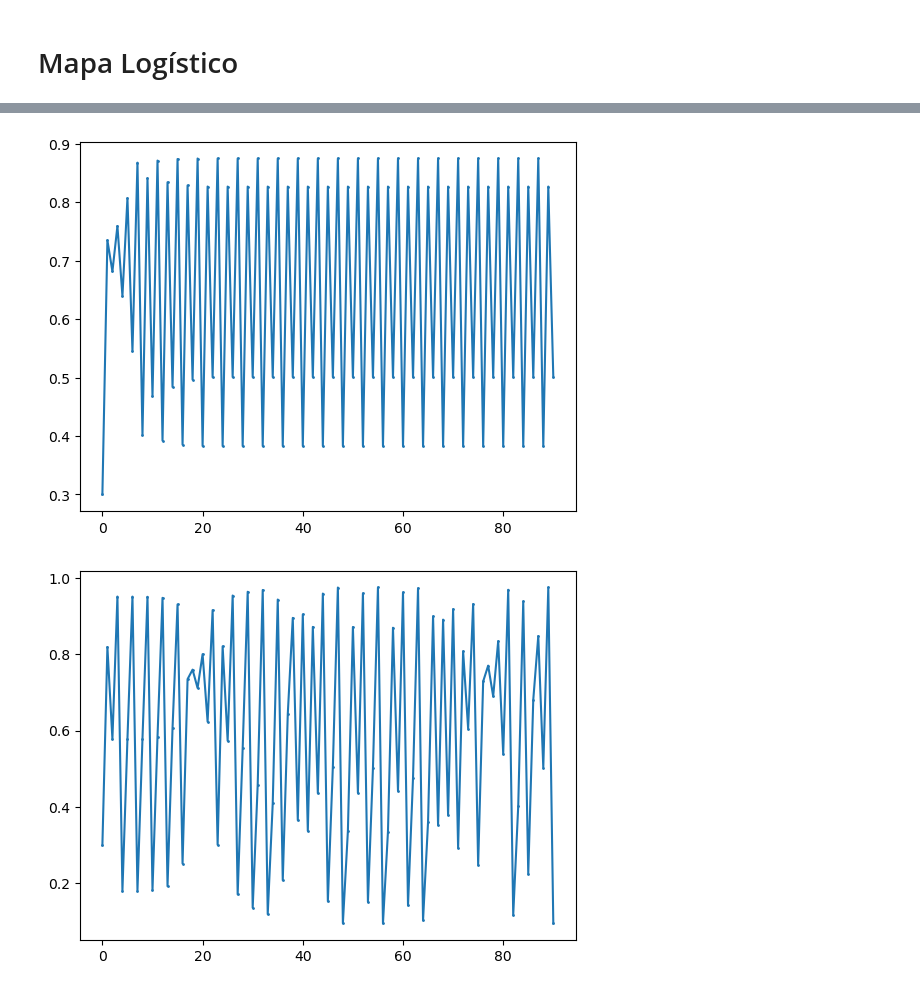
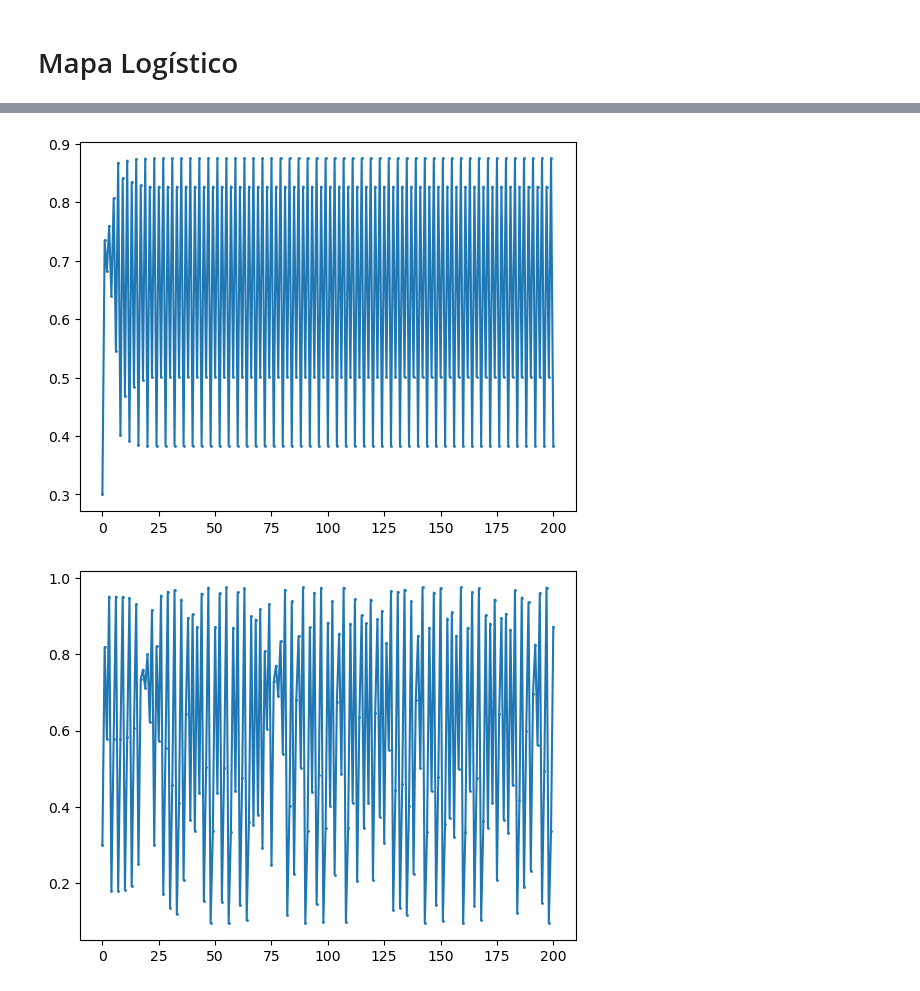
Before and after one commit to Rogerio-buso/Fisica-Computacional, a Jupyter notebook: Ativiade 3/Mapa logistico.ipynb, the cells around one changed output, grey strips where cells are left out. Cells and saved outputs as stored; diff of their text form; code cells hidden in the pictures.

```diff
--- a/Ativiade 3/Mapa logistico.ipynb
+++ b/Ativiade 3/Mapa logistico.ipynb
@@ -11,7 +11,7 @@ def mapa_logistico(r, x0, N):
     x0 = x
   return lista
 
-pontos = 90
+pontos = 200
 n = np.arange(0, pontos + 1)
 y1 = mapa_logistico(2, 0.3, pontos)
 y2 = mapa_logistico(3.3, 0.3, pontos)
@@ -31,5 +31,5 @@ plt.show()
-[figure, old version]
+[figure, new version]
-[figure, old version]
+[figure, new version]
 # %%
 import matplotlib.pyplot as plt
 import numpy as np
```
Also changed, not shown: parts of 3 cells of this notebook, 1 other file.
